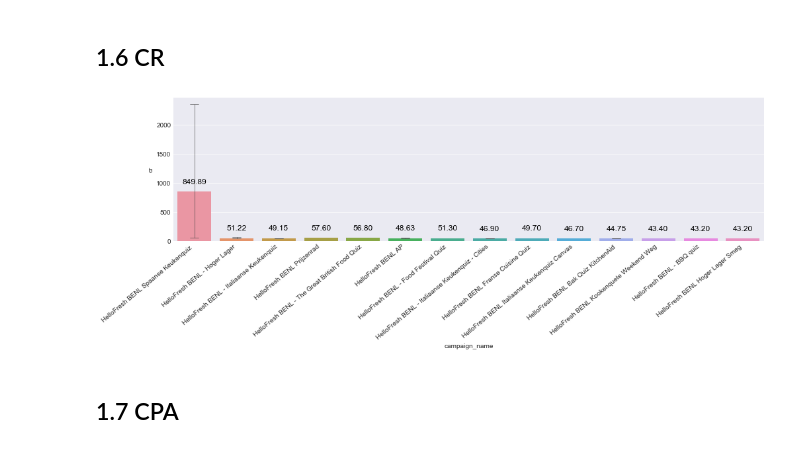
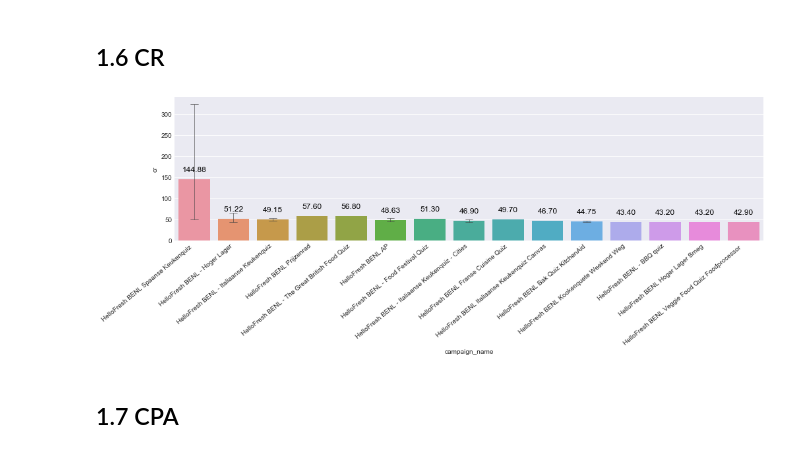
Before and after one commit to dirtyjackeen/GIT, a Jupyter notebook: HelloFresh BENL Report.ipynb, the cells around one changed output. Drawn from its saved outputs; the diff is of its cells as text; code cells hidden in the pictures.

```diff
--- a/HelloFresh BENL Report.ipynb
+++ b/HelloFresh BENL Report.ipynb
@@ -175,14 +175,14 @@ for p in ha.patches:
 # %%
 #dropped indez 704 since the CR was so massive (7900)
 plt.pyplot.figure(figsize=(16,4))
-ha=sns.barplot(x="campaign_name", y="cr", data=df_asl.nlargest(50,'cr'), capsize=.2, errwidth=.6)
+ha=sns.barplot(x="campaign_name", y="cr", data=df_asl.loc[df_asl['cr']<=1000].nlargest(50,'cr'), capsize=.2, errwidth=.6)
 ha.set_xticklabels(ha.get_xticklabels(), rotation=40, ha="right")
 for p in ha.patches:
              ha.annotate("%.2f" % p.get_height(), (p.get_x() + p.get_width() / 2., p.get_height()),
                  ha="center", va="center", fontsize=12, color="black", xytext=(0, 15),
                  textcoords="offset points")
 # %% [output]
-[figure, old version]
+[figure, new version]
 # %% [markdown]
 ## 1.7 CPA
 # %%
```
Also changed, not shown: parts of 13 cells of this notebook.
